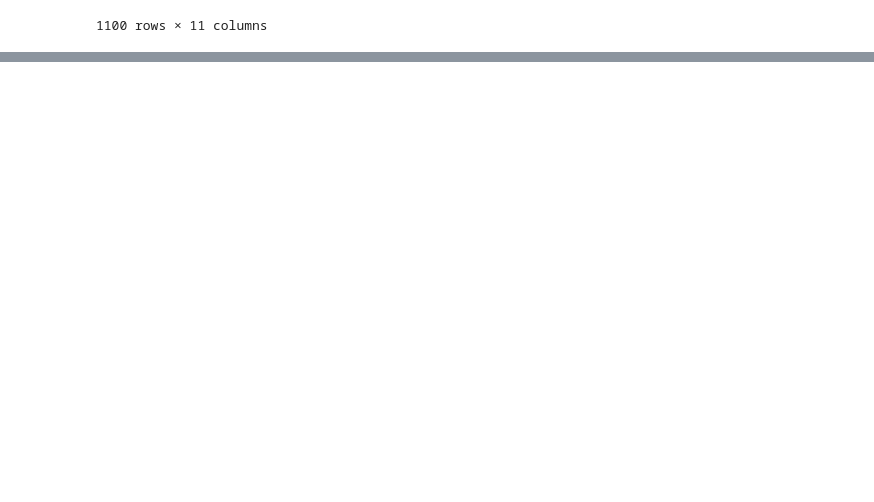
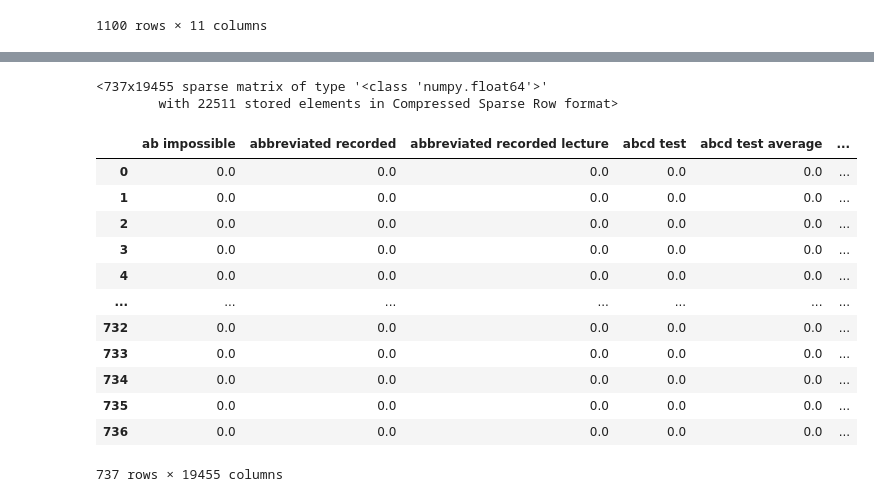
Before and after one commit to jcuriel-unc/set_scraping, a Jupyter notebook: coding/student_eval_machine_learning_alg1.ipynb, the cells around one changed output, grey strips where cells are left out. Saved outputs shown, nothing was run; the diff lists cells and outputs as text; code cells hidden in the pictures; blank space fills up the shorter version.

```diff
--- a/coding/student_eval_machine_learning_alg1.ipynb
+++ b/coding/student_eval_machine_learning_alg1.ipynb
@@ -393,0 +478,25 @@ Xtest_mat
+# %%
+### now that we are done, lets try and redo a step we tried earlier, namely the tokenizer and tfdf cmd
+from sklearn.feature_extraction.text import TfidfVectorizer
+class NewTfidfVectorizer(TfidfVectorizer):
+    def _word_ngrams(self, tokens, stop_words=None):
+
+        # First get tokens without stop words
+        tokens = super(TfidfVectorizer, self)._word_ngrams(tokens, None)
+        if stop_words is not None:
+            new_tokens=[]
+            for token in tokens:
+                split_words = token.split(' ')
+
+                # Only check the first and last word for stop words
+                if split_words[0] not in stop_words and split_words[-1] not in stop_words:
+                    new_tokens.append(token)
+            return new_tokens
+
+        return tokens
+
+vectorizer = NewTfidfVectorizer(stop_words='english', ngram_range=(2,3))
+# vectorizer.fit(data)
+# %%
+text_lemmatized_all = X_train.astype(str)
+text_lemmatized_all
@@ -393,0 +516,32 @@ Xtest_mat
+# %%
+## now, try the above cmd on the code from earlier regarding the training set
+#tf_idf_matrix = pd.DataFrame(
+#    tfidf_vect.fit_transform(X_train).toarray(),
+#    columns=tfidf_vect.get_feature_names()
+#)
+Xtrain_mat2 =vectorizer.fit_transform(text_lemmatized_all)
+Xtrain_mat2 ### good, this is what we want; now we can try some things
+# %% [output]
+<737x19455 sparse matrix of type '<class 'numpy.float64'>'
+        with 22511 stored elements in Compressed Sparse Row format>
+# %%
+tf_idf_matrix_ngramplus = pd.DataFrame(
+    vectorizer.fit_transform(text_lemmatized_all).toarray(),
+    columns=vectorizer.get_feature_names()
+)
+
+tf_idf_matrix_ngramplus ## good, this demonstrates what I need. We can integrate this into the next version
+# %% [output]
+|  | ab impossible | abbreviated recorded | abbreviated recorded lecture | abcd test | abcd test average | ... |
+| 0 | 0.0 | 0.0 | 0.0 | 0.0 | 0.0 | ... |
+| 1 | 0.0 | 0.0 | 0.0 | 0.0 | 0.0 | ... |
+| 2 | 0.0 | 0.0 | 0.0 | 0.0 | 0.0 | ... |
+| 3 | 0.0 | 0.0 | 0.0 | 0.0 | 0.0 | ... |
+| 4 | 0.0 | 0.0 | 0.0 | 0.0 | 0.0 | ... |
+| ... | ... | ... | ... | ... | ... | ... |
+| 732 | 0.0 | 0.0 | 0.0 | 0.0 | 0.0 | ... |
+| 733 | 0.0 | 0.0 | 0.0 | 0.0 | 0.0 | ... |
+| 734 | 0.0 | 0.0 | 0.0 | 0.0 | 0.0 | ... |
+| 735 | 0.0 | 0.0 | 0.0 | 0.0 | 0.0 | ... |
+| 736 | 0.0 | 0.0 | 0.0 | 0.0 | 0.0 | ... |
+737 rows × 19455 columns
```
Also changed, not shown: parts of 12 cells of this notebook, 2 other files.
